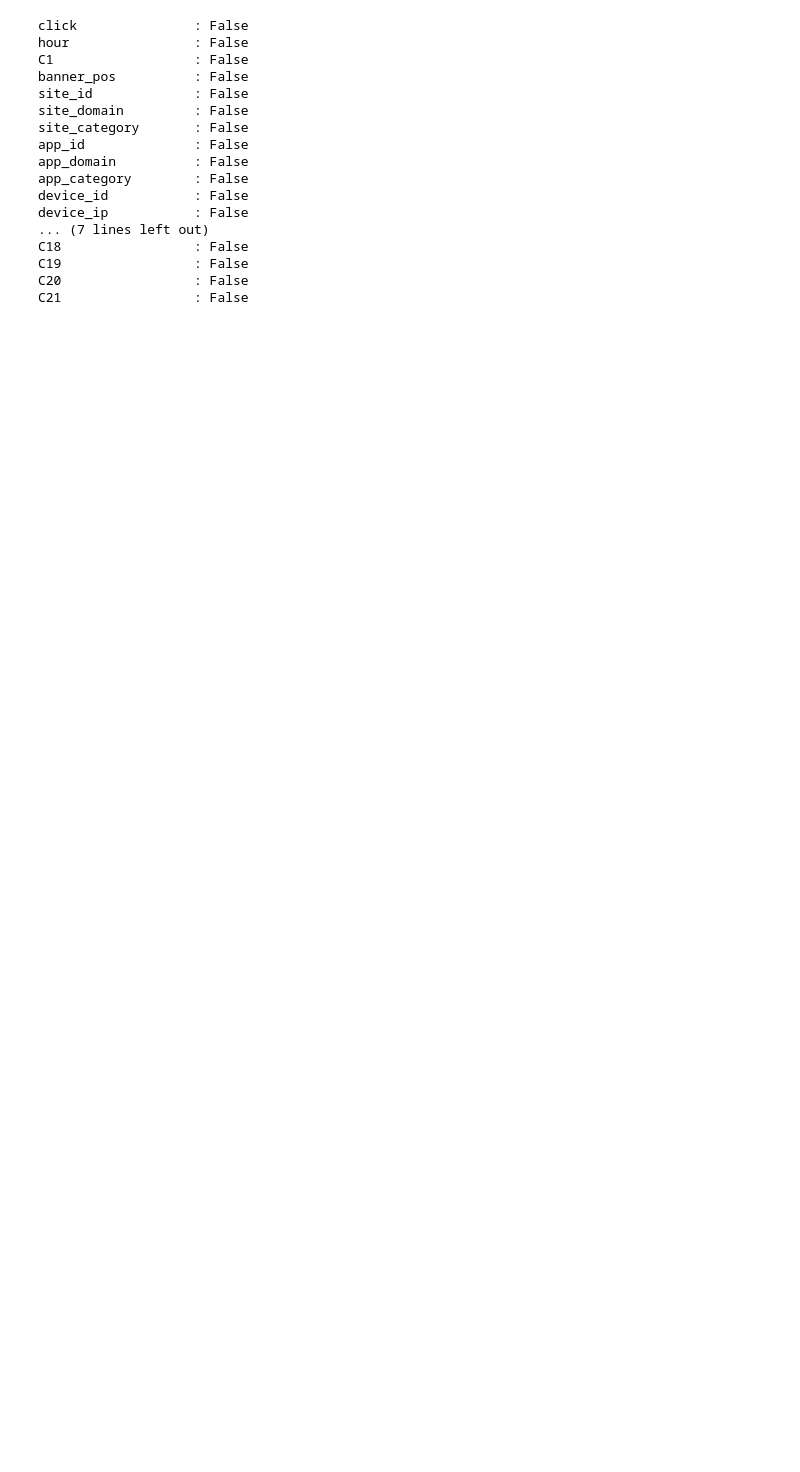
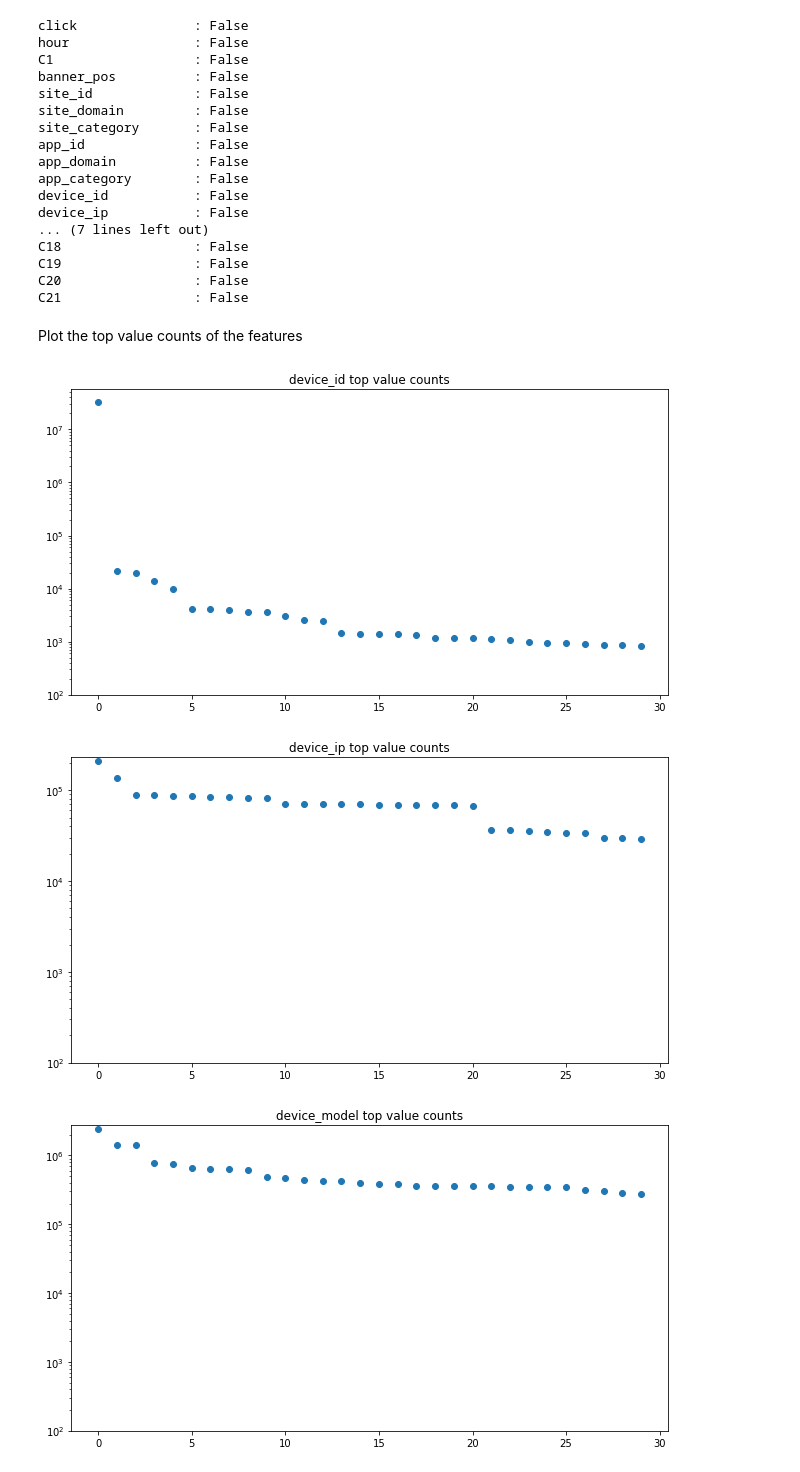
Before and after one commit to qikaigu/mediagamma-assessment, a Jupyter notebook: MediaGamma - Take Home Test.ipynb, the cells around one changed output. Drawn from its saved outputs; the diff is of its cells as text; code cells hidden in the pictures; blank space fills up the shorter version.

Commit message:
Added more features; applied multi-models and prediction merge

```diff
--- a/MediaGamma - Take Home Test.ipynb
+++ b/MediaGamma - Take Home Test.ipynb
@@ -96,3 +103,23 @@ C18                 : False
 C19                 : False
 C20                 : False
 C21                 : False
+# %% [markdown]
+Plot the top value counts of the features
+# %%
+def plot_value_counts(series, title='', size=30):
+    cnts = series.values[:size]
+    x = range(len(cnts))
+    plt.plot(x, cnts, 'o')
+    plt.yscale('log')
+    plt.ylim(1e2)
+    plt.title(title)
+    plt.tight_layout()
+    plt.show()
+
+plt.rcParams['figure.figsize'] = (9.0, 5.0)
+for col in ['device_id', 'device_ip', 'device_model']:
+    plot_value_counts(df[col].value_counts(), title='{} top value counts'.format(col))
+# %% [output]
+[figure, added]
+[figure, added]
+[figure, added]
```
Also changed, not shown: parts of 41 cells of this notebook.
